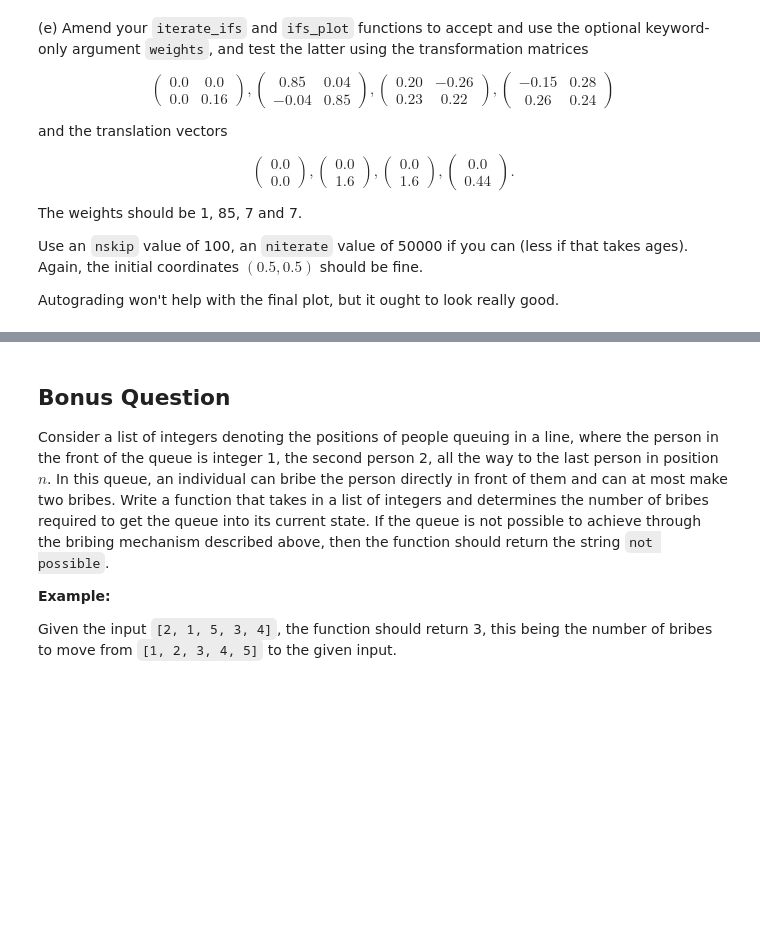
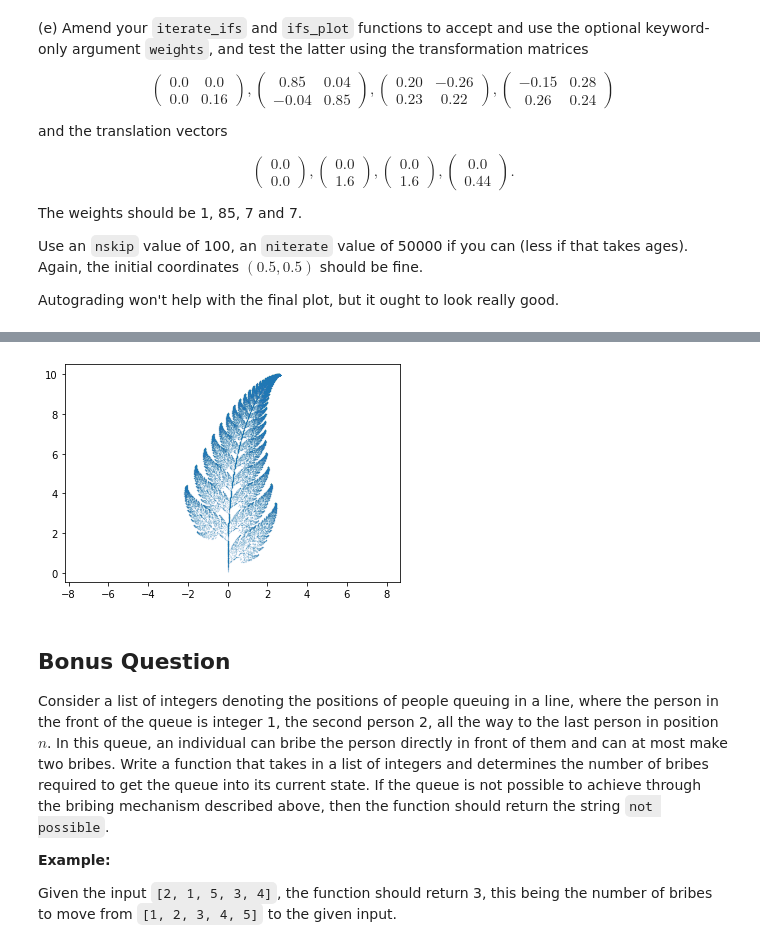
Before and after one commit to Imperial-MATH40006/math40006-2022-23-term2-week4-ks1722, a Jupyter notebook: term2week4.ipynb, the cells around one changed output, grey strips where cells are left out. Drawn from its saved outputs; the diff is of its cells as text; code cells hidden in the pictures; blank space fills up the shorter version.

```diff
--- a/term2week4.ipynb
+++ b/term2week4.ipynb
@@ -606,8 +630,11 @@ But optionally, the user may give `weights` a <em>list</em> as its value, such a
 Test your new function.
 # %%
 def ifs_step(matrices, vectors, coords, *, weights=None):
-    # YOUR CODE HERE
-    raise NotImplementedError()
+    from numpy import dot
+    from random import choices
+    n = len(matrices)
+    r = choices(range(n),weights=weights)[0] #[0] is very important
+    return dot(matrices[r,:,:], coords) + vectors[r,:]
 # %%
 # 3 Marks
 # Do not try to delete this cell
@@ -644,8 +683,14 @@ Use an `nskip` value of 100, an `niterate` value of 50000 if you can (less if th
 Autograding won't help with the final plot, but it ought to look really good.
 # %%
 def iterate_ifs(matrices, vectors, coords0, nskip, niterate, *, weights=None):
-    # YOUR CODE HERE
-    raise NotImplementedError()
+    from numpy import append
+    for n in range(nskip):
+        coords0 = ifs_step(matrices, vectors, coords0, weights=weights)
+    coords_array = np.array([coords0])
+    for n in range(niterate):
+        coords0 = ifs_step(matrices, vectors, coords0, weights=weights)
+        coords_array = np.append(coords_array,[coords0],axis=0)
+    return coords_array
 # %%
 # For testing iterate_ifs
 # 3 Marks
@@ -656,7 +713,23 @@ question4e(_globals)
 # %%
-def ifs_plot(matrices, vectors, coords0, nskip, niterate, *, markersize=0.5, weights=None):
-    # YOUR CODE HERE
-    raise NotImplementedError()
+def ifs_plot(matrices, vectors, coords0, nskip, niterate, *, markersize=0.5,weights=None):
+    import matplotlib.pyplot as plt
+    coords_array = iterate_ifs(matrices, vectors, coords0, nskip, niterate, weights=weights)
+    plt.plot(coords_array[:,0],coords_array[:,1], '.', markersize=markersize)
+mat1 = np.array([[0.0,0.0],[0.0,0.16]])
+mat2 = np.array([[0.85,0.04],[-0.04,0.85]])
+mat3 = np.array([[0.20,-0.26],[0.23,0.22]])
+mat4 = np.array([[-0.15,0.28],[0.26,0.24]])
+mats = np.array([mat1,mat2,mat3,mat4])
+vec1 = np.array([0.0,0.0])
+vec2 = np.array([0.0,1.6])
+vec3 = np.array([0.0,1.6])
+vec4 = np.array([0.0,0.44])
+vecs = np.array([vec1,vec2,vec3,vec4])
+ifs_plot(mats,vecs,np.array([0.5,0.5]), 100, 50000, markersize=0.1,
+         weights = [0.01, 0.85, 0.07, 0.07])
+plt.axis('equal');
+# %% [output]
+[figure, added]
 # %% [markdown]
 ## Bonus Question
 
```
Also changed, not shown: parts of 14 cells of this notebook.
